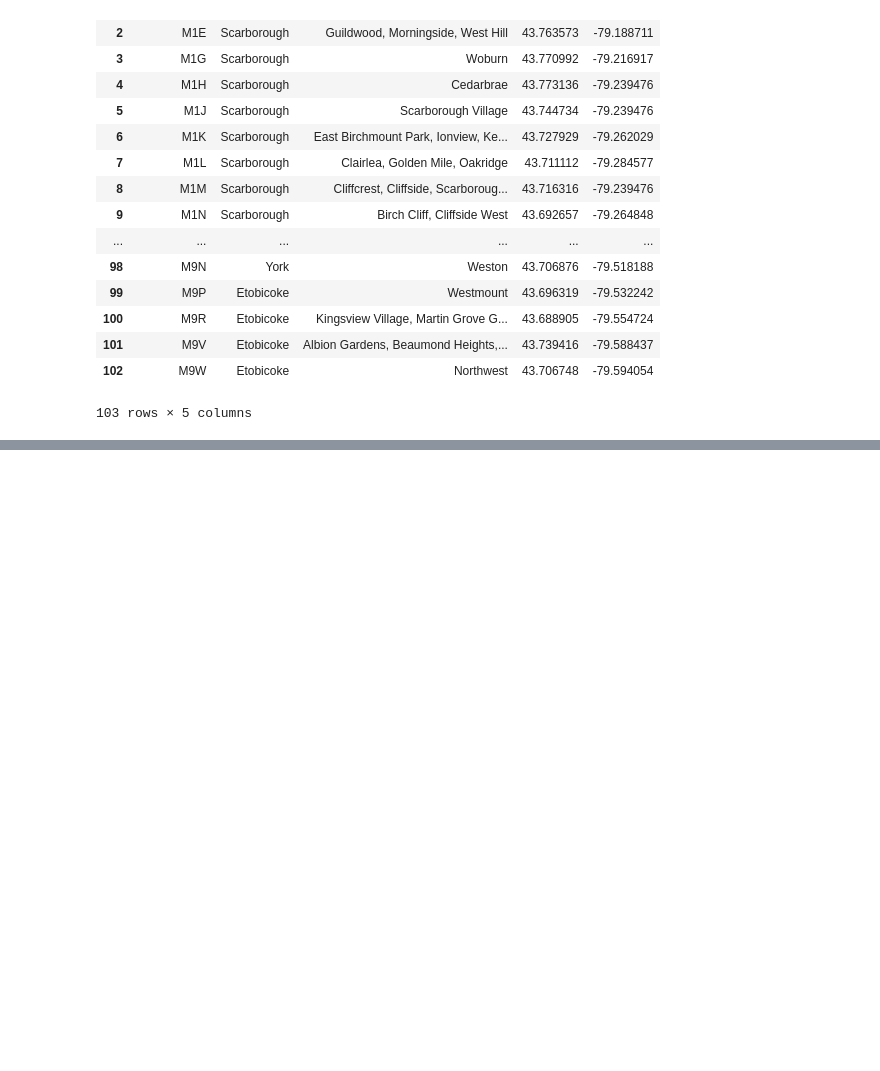
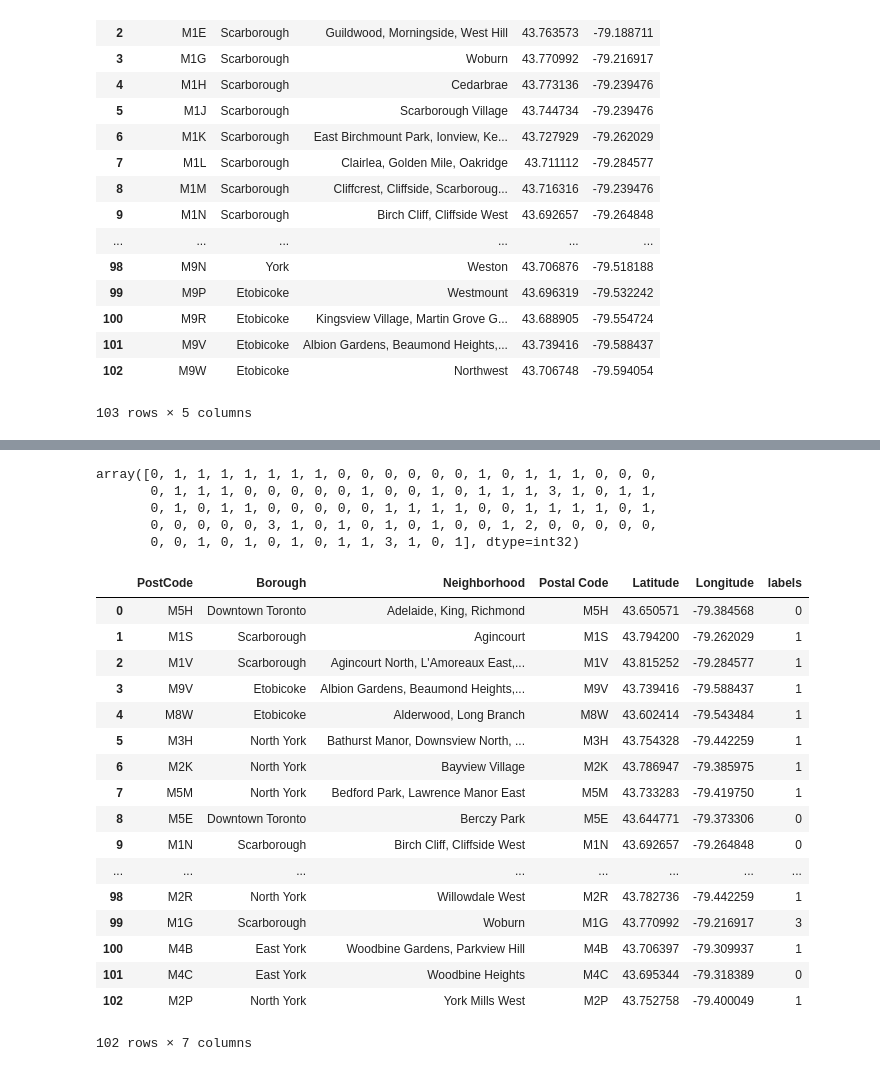
Before and after one commit to adamrlaw/Capstone-Project, a Jupyter notebook: capstone.ipynb, the cells around one changed output, grey strips where cells are left out. Cells and saved outputs as stored; diff of their text form; code cells hidden in the pictures; blank space fills up the shorter version.

```diff
--- a/capstone.ipynb
+++ b/capstone.ipynb
@@ -267,0 +472,40 @@ df4[['Postal Code','Borough','Neighborhood','Latitude','Longitude']]
+# %%
+### create cluster of neighborhoods
+kclusters = 4
+
+toronto_grouped_clustering = toronto_grouped.iloc[:,1:]
+
+kmeans = KMeans(n_clusters=kclusters, random_state=0).fit(toronto_grouped_clustering)
+### cluster labels
+kmeans.labels_
+# %% [output]
+array([0, 1, 1, 1, 1, 1, 1, 1, 0, 0, 0, 0, 0, 0, 1, 0, 1, 1, 1, 0, 0, 0,
+       0, 1, 1, 1, 0, 0, 0, 0, 0, 1, 0, 0, 1, 0, 1, 1, 1, 3, 1, 0, 1, 1,
+       0, 1, 0, 1, 1, 0, 0, 0, 0, 0, 1, 1, 1, 1, 0, 0, 1, 1, 1, 1, 0, 1,
+       0, 0, 0, 0, 0, 3, 1, 0, 1, 0, 1, 0, 1, 0, 0, 1, 2, 0, 0, 0, 0, 0,
+       0, 0, 1, 0, 1, 0, 1, 0, 1, 1, 3, 1, 0, 1], dtype=int32)
+# %%
+### Organize and assign labels to final dataframe for folium map.
+df4 = df4.sort_values(ascending=True, by='Neighborhood').reset_index().drop('index',axis=1)
+df4 = df4[df4['Neighborhood'].isin(toronto_grouped['Neighborhood'])]
+df4['labels'] = kmeans.labels_
+df4
+# %% [output]
+|  | PostCode | Borough | Neighborhood | Postal Code | Latitude | Longitude | labels |
+| 0 | M5H | Downtown Toronto | Adelaide, King, Richmond | M5H | 43.650571 | -79.384568 | 0 |
+| 1 | M1S | Scarborough | Agincourt | M1S | 43.794200 | -79.262029 | 1 |
+| 2 | M1V | Scarborough | Agincourt North, L'Amoreaux East,... | M1V | 43.815252 | -79.284577 | 1 |
+| 3 | M9V | Etobicoke | Albion Gardens, Beaumond Heights,... | M9V | 43.739416 | -79.588437 | 1 |
+| 4 | M8W | Etobicoke | Alderwood, Long Branch | M8W | 43.602414 | -79.543484 | 1 |
+| 5 | M3H | North York | Bathurst Manor, Downsview North, ... | M3H | 43.754328 | -79.442259 | 1 |
+| 6 | M2K | North York | Bayview Village | M2K | 43.786947 | -79.385975 | 1 |
+| 7 | M5M | North York | Bedford Park, Lawrence Manor East | M5M | 43.733283 | -79.419750 | 1 |
+| 8 | M5E | Downtown Toronto | Berczy Park | M5E | 43.644771 | -79.373306 | 0 |
+| 9 | M1N | Scarborough | Birch Cliff, Cliffside West | M1N | 43.692657 | -79.264848 | 0 |
+| ... | ... | ... | ... | ... | ... | ... | ... |
+| 98 | M2R | North York | Willowdale West | M2R | 43.782736 | -79.442259 | 1 |
+| 99 | M1G | Scarborough | Woburn | M1G | 43.770992 | -79.216917 | 3 |
+| 100 | M4B | East York | Woodbine Gardens, Parkview Hill | M4B | 43.706397 | -79.309937 | 1 |
+| 101 | M4C | East York | Woodbine Heights | M4C | 43.695344 | -79.318389 | 0 |
+| 102 | M2P | North York | York Mills West | M2P | 43.752758 | -79.400049 | 1 |
+102 rows × 7 columns
```
Also changed, not shown: parts of 22 cells of this notebook.
